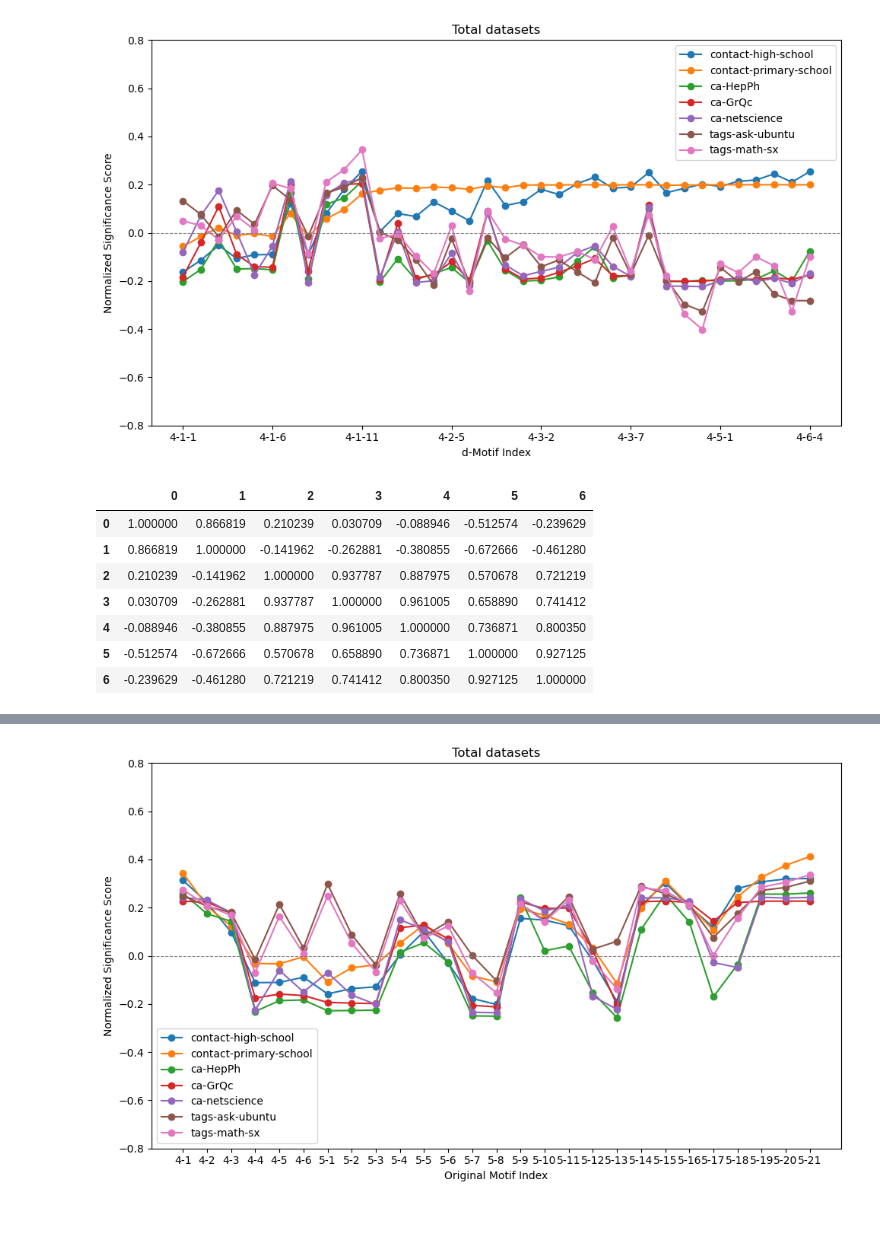
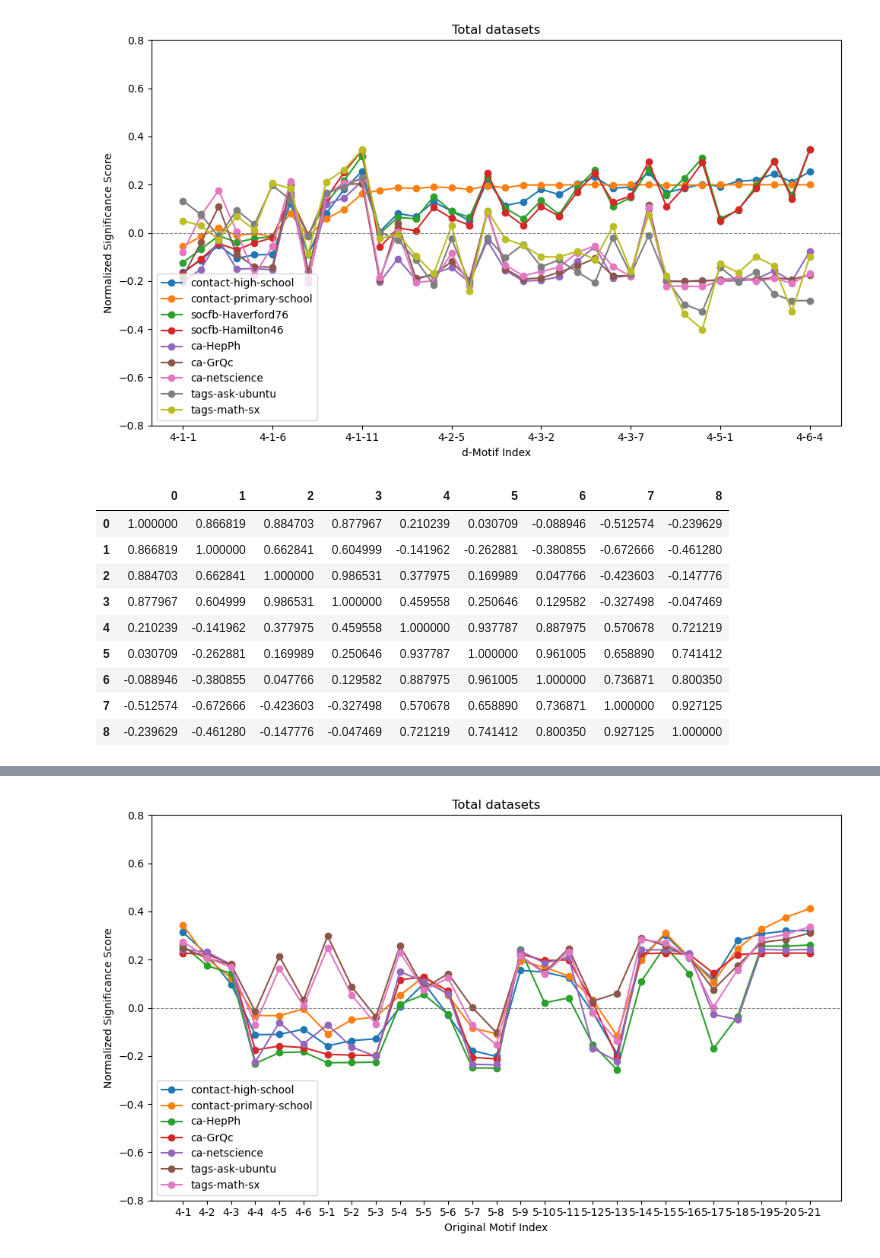
Before and after one commit to thisis05/graphlet_extension, a Jupyter notebook: profile.ipynb, the cells around one changed output, grey strips where cells are left out. Cells and saved outputs as stored; diff of their text form; code cells hidden in the pictures; blank space fills up the shorter version.

```diff
--- a/profile.ipynb
+++ b/profile.ipynb
@@ -24,9 +24,9 @@ srp_data = []
 # Define domain groups
 domains = {
     'contact': [5, 6],
+    'socfb' : [9, 10],
     'collaboration': [0, 1, 2],
     'tags' : [7, 8]
-    #'socfb' : [10, 11, 12]
 }
 dataset_order= {}
 for keys in domains:
@@ -69,42 +69,44 @@ for group_name, indices in domains.items():
         # Plot the Subgraph Ratio Profile
         plt.plot(sorted_keys, sorted_srp_i, marker='o', label=f'{dataset}')
 
 df = pd.DataFrame(srp_data).T
 correlation_matrix = df.corr(method='pearson')
 
 # Plot settings
 plt.xlabel('d-Motif Index')
 plt.ylabel('Normalized Significance Score')
 plt.title(f'{domain} datasets')
 plt.ylim(-0.8, 0.8)
 plt.axhline(0, color='gray', linestyle='--', linewidth=0.8)
 plt.legend()
 plt.tight_layout()
 
 num_labels_to_show = 8
 step = len(sorted_keys) // (num_labels_to_show - 1)
 visible_positions = list(range(0, len(sorted_keys), step))[:num_labels_to_show]
 visible_labels = [sorted_keys[i] for i in visible_positions]
 plt.xticks(visible_positions, visible_labels)
 
 
 # Save the plot
 filename = f'{domain}_extend.png'
 plt.savefig(f'./figure/{filename}')
 
 # Display the plot
 plt.show()
 correlation_matrix
 # %% [output]
-[figure, old version]
+[figure, new version]
-|  | 0 | 1 | 2 | 3 | 4 | 5 | 6 |
-| 0 | 1.000000 | 0.866819 | 0.210239 | 0.030709 | -0.088946 | -0.512574 | -0.239629 |
-| 1 | 0.866819 | 1.000000 | -0.141962 | -0.262881 | -0.380855 | -0.672666 | -0.461280 |
-| 2 | 0.210239 | -0.141962 | 1.000000 | 0.937787 | 0.887975 | 0.570678 | 0.721219 |
-| 3 | 0.030709 | -0.262881 | 0.937787 | 1.000000 | 0.961005 | 0.658890 | 0.741412 |
-| 4 | -0.088946 | -0.380855 | 0.887975 | 0.961005 | 1.000000 | 0.736871 | 0.800350 |
-| 5 | -0.512574 | -0.672666 | 0.570678 | 0.658890 | 0.736871 | 1.000000 | 0.927125 |
-| 6 | -0.239629 | -0.461280 | 0.721219 | 0.741412 | 0.800350 | 0.927125 | 1.000000 |
+|  | 0 | 1 | 2 | 3 | 4 | 5 | 6 | 7 | 8 |
+| 0 | 1.000000 | 0.866819 | 0.884703 | 0.877967 | 0.210239 | 0.030709 | -0.088946 | -0.512574 | -0.239629 |
+| 1 | 0.866819 | 1.000000 | 0.662841 | 0.604999 | -0.141962 | -0.262881 | -0.380855 | -0.672666 | -0.461280 |
+| 2 | 0.884703 | 0.662841 | 1.000000 | 0.986531 | 0.377975 | 0.169989 | 0.047766 | -0.423603 | -0.147776 |
+| 3 | 0.877967 | 0.604999 | 0.986531 | 1.000000 | 0.459558 | 0.250646 | 0.129582 | -0.327498 | -0.047469 |
+| 4 | 0.210239 | -0.141962 | 0.377975 | 0.459558 | 1.000000 | 0.937787 | 0.887975 | 0.570678 | 0.721219 |
+| 5 | 0.030709 | -0.262881 | 0.169989 | 0.250646 | 0.937787 | 1.000000 | 0.961005 | 0.658890 | 0.741412 |
+| 6 | -0.088946 | -0.380855 | 0.047766 | 0.129582 | 0.887975 | 0.961005 | 1.000000 | 0.736871 | 0.800350 |
+| 7 | -0.512574 | -0.672666 | -0.423603 | -0.327498 | 0.570678 | 0.658890 | 0.736871 | 1.000000 | 0.927125 |
+| 8 | -0.239629 | -0.461280 | -0.147776 | -0.047469 | 0.721219 | 0.741412 | 0.800350 | 0.927125 | 1.000000 |
 # %%
 import seaborn as sns
 
```
Also changed, not shown: parts of 2 cells of this notebook, 45 other files.
